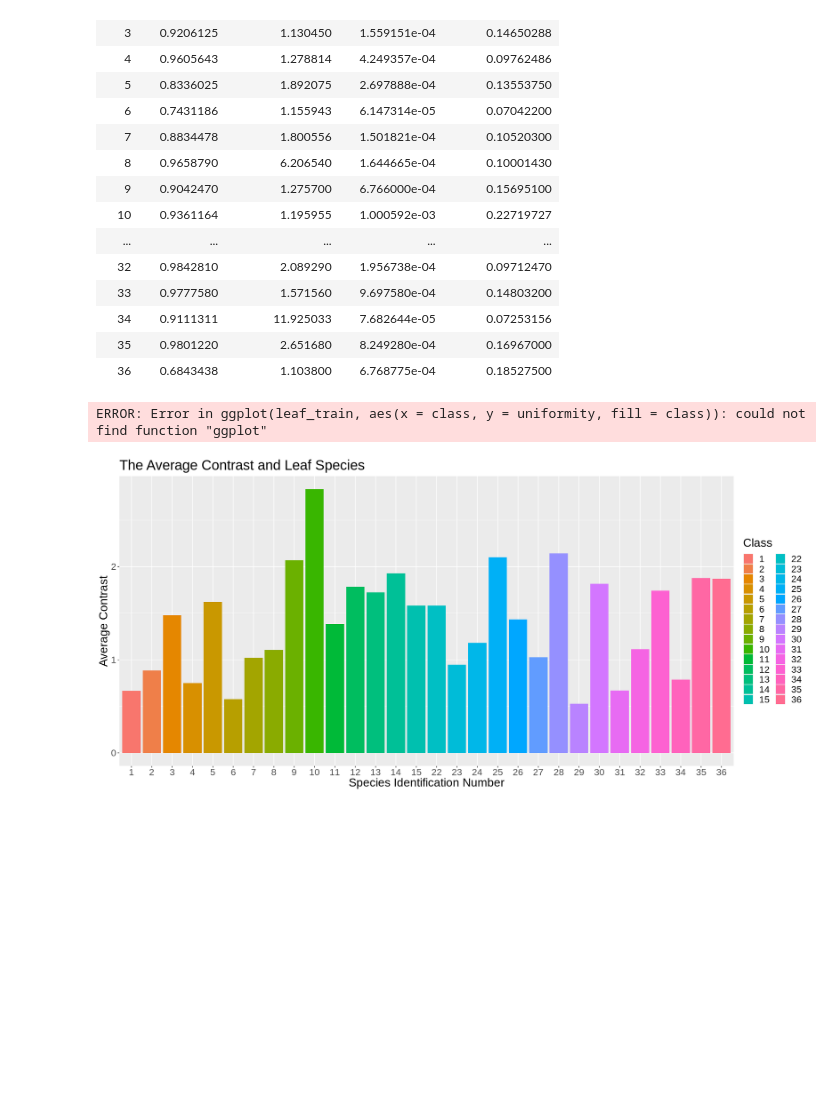
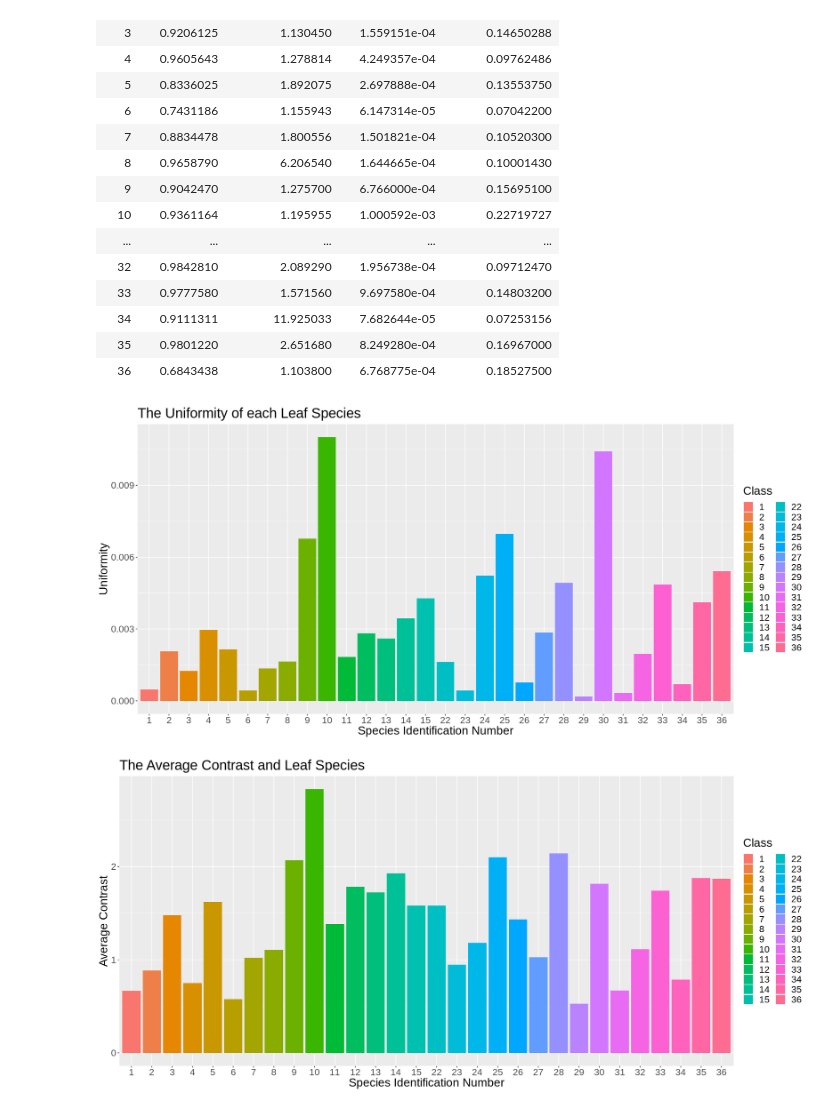
Before and after one commit to tnarode1/dsci_100_group_project, a Jupyter notebook: group_project_proposal.ipynb, the cells around one changed output. Saved outputs shown, nothing was run; the diff lists cells and outputs as text; code cells hidden in the pictures; blank space fills up the shorter version.

```diff
--- a/group_project_proposal.ipynb
+++ b/group_project_proposal.ipynb
@@ -47,16 +47,15 @@ Texture features: Uniformity and Average contrast
 # %% [markdown]
 # Preliminary exploratory data analysis
 # %%
-# first read the dataset
-leaf <- read_csv("leaf.csv")
+
+#first read the dataset
+leaf<-read_csv("https://drive.google.com/uc?export=download&id=1vxOQTfAVvHN0DFHVR9GP6n6aFwWweIpa")
 
 colnames(leaf) <- c(X1 = "class", X2 = "specimen", X3 = "eccentricity", X4 = "aspect_ratio",
                          X5 = "elongation", X6 = "solidity", X7 = "sto_convexity", X8 = "iso_factor",
                          X9 = "max_indent_depth", X10 = "lobedness", X11 = "ave_intensity", X12 = "ave_contrast",
                          X13 = "smoothness", X14 = "3rd_moment", X15 =  "uniformity", X16 = "entropy")
-
-leaf_data <- mutate(leaf,class=as_factor(class))
-
+leaf_data<-mutate(leaf,class=as_factor(class))
 leaf_data
 # %% [output]
 Warning message:
@@ -165,17 +164,16 @@ A tibble: 30 × 5
 # %%
 # The Uniformity of each Leaf Species
 
 options(repr.plot.height = 8, repr.plot.width = 17)
 
 class_vs_uniformity <- ggplot(leaf_train, aes(x = class, y = uniformity, fill = class))+
         geom_bar(stat = "identity")+
-        labs(x = "Species Identification Number", y = "Uniformity", fill = "1 = “Quercus suber”, 2 = “Salix atrocinera”, 3 = “Populus nigra”, 4 = “Alnus sp.”, 5 = “Quercus robur”, 6 = “Crataegus monogyna”, 7 = “Ilex aquifolium”, 8 = “Nerium oleander”, 9 = “Betula pubescens”, 10 = “Tilia tomentosa”, 11 = “Acer palmatum”, 12 = “Celtis sp.”, 13 = “Corylus avellana”, 14 = “Castanea sativa”, 15 = “Populus alba”, 22 = “Primula vulgaris”, 23 = “Erodium sp.”, 24 = “Bougainvillea sp.”, 25 = “Arisarum vulgare”, 26 = “Euonymus japonicus”, 27 = “Ilex perado ssp. Azorica”, 28 = “Magnolia soulangeana”, 29 = “Buxus sempervirens”, 30 = “Urtica dioica”, 31 = “Podocarpus sp.”, 32 = “Acca sellowiana”, 33 = “Hydrangea sp.”, 34 = “Pseudosasa japonica” , 35 = “Magnolia grandiflora”, 36 = “Geranium sp.”, 37 = “Aesculus californica”, 38 = “Chelidonium majus”, 39 = “Schinus terebinthifolius”, 40 = “Fragaria vesca”
-")+
+        labs(x = "Species Identification Number", y = "Uniformity", fill = "Class") +
         ggtitle("The Uniformity of each Leaf Species")+
         theme(text = element_text(size = 20))
 class_vs_uniformity
 # %% [output]
-ERROR: Error in ggplot(leaf_train, aes(x = class, y = uniformity, fill = class)): could not find function "ggplot"
+[figure, added]
 # %%
 # The Average Contrast and Leaf Species
 
```
